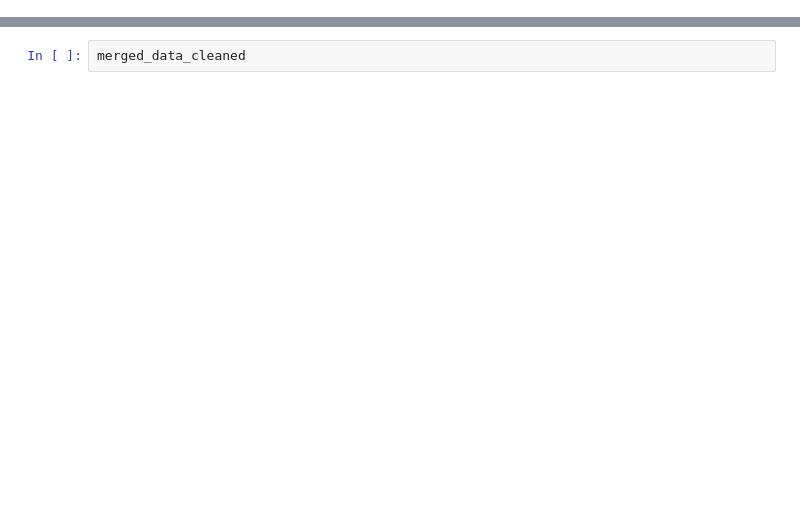
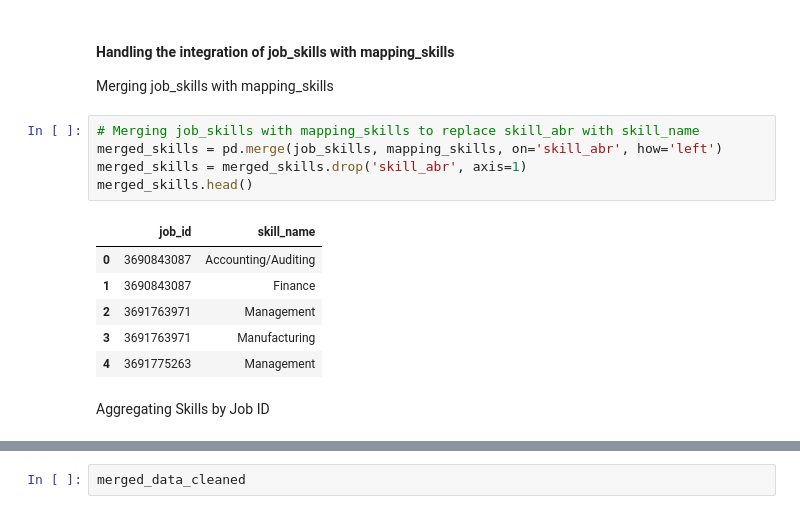
Before and after one commit to FlorianHalimi/LinkedIn-Job-Analysis-Data-Preprocessing-Visualization, a Jupyter notebook: data_preprocessing.ipynb, the cells around one changed output, grey strips where cells are left out. Drawn from its saved outputs; the diff is of its cells as text; blank space fills up the shorter version.

```diff
--- a/data_preprocessing.ipynb
+++ b/data_preprocessing.ipynb
@@ -289,0 +33,17 @@ merged_data_cleaned = merged_data_cleaned.sort_values('job_id', ascending=False)
+# %% [markdown]
+#### Handling the integration of job_skills with mapping_skills
+Merging job_skills with mapping_skills
+# %%
+# Merging job_skills with mapping_skills to replace skill_abr with skill_name
+merged_skills = pd.merge(job_skills, mapping_skills, on='skill_abr', how='left')
+merged_skills = merged_skills.drop('skill_abr', axis=1)
+merged_skills.head()
+# %% [output]
+|  | job_id | skill_name |
+| 0 | 3690843087 | Accounting/Auditing |
+| 1 | 3690843087 | Finance |
+| 2 | 3691763971 | Management |
+| 3 | 3691763971 | Manufacturing |
+| 4 | 3691775263 | Management |
+# %% [markdown]
+Aggregating Skills by Job ID
```
Also changed, not shown: parts of 76 cells of this notebook.
